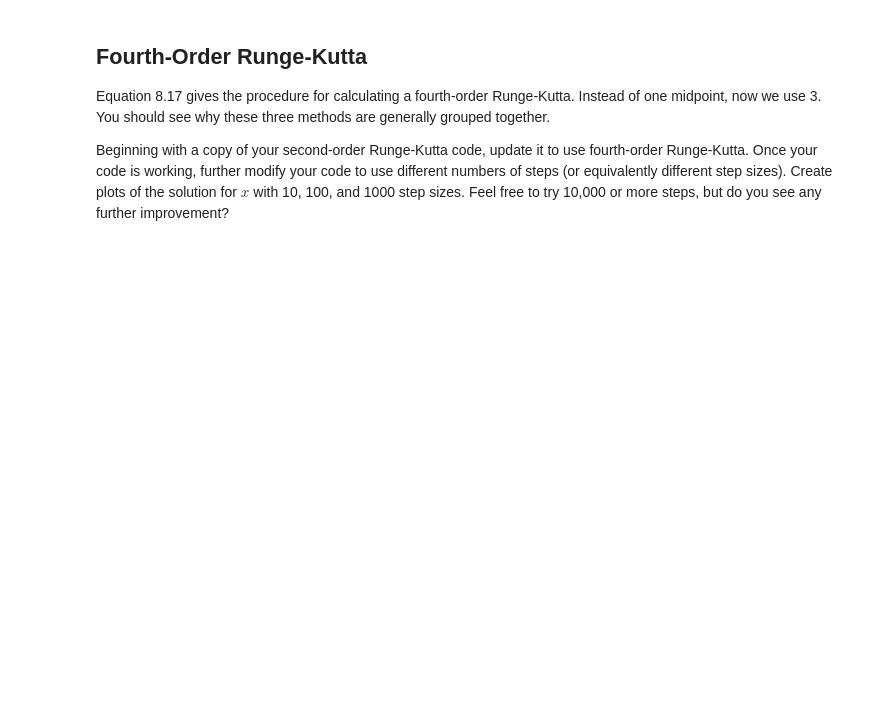
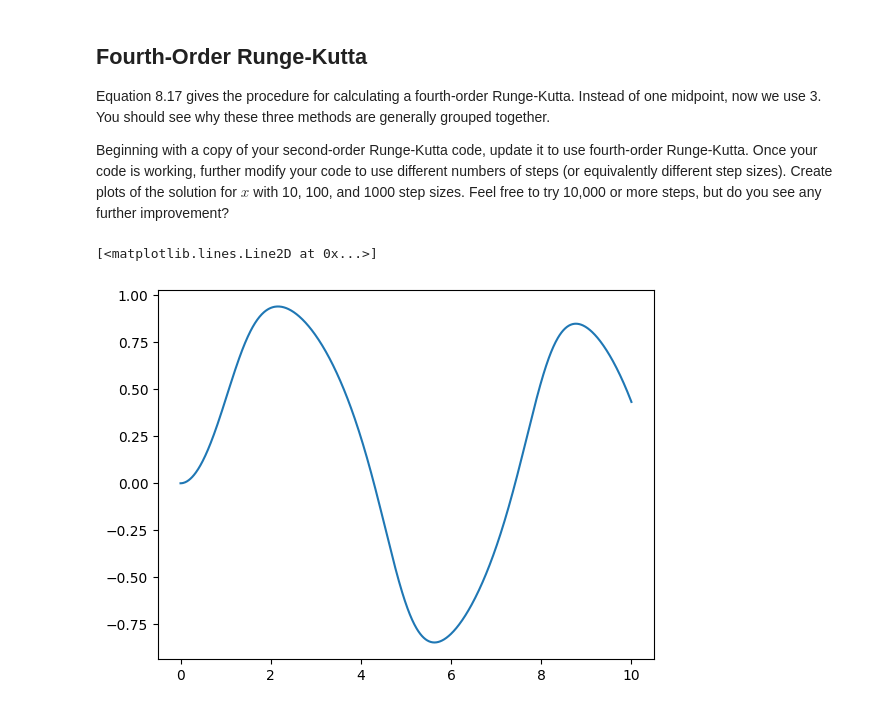
Before and after one commit to AtomLikeInPhysics/Tom-PHYS50733, a Jupyter notebook: Lecture Notes/first_order_de.ipynb, the cells around one changed output. Drawn from its saved outputs; the diff is of its cells as text; code cells hidden in the pictures; blank space fills up the shorter version.

```diff
--- a/Lecture Notes/first_order_de.ipynb
+++ b/Lecture Notes/first_order_de.ipynb
@@ -31,4 +72,26 @@ Equation 8.17 gives the procedure for calculating a fourth-order Runge-Kutta. In
 
 Beginning with a copy of your second-order Runge-Kutta code, update it to use fourth-order Runge-Kutta. Once your code is working, further modify your code to use different numbers of steps (or equivalently different step sizes). Create plots of the solution for $x$ with 10, 100, and 1000 step sizes. Feel free to try 10,000 or more steps, but do you see any further improvement?
 # %%
-# code
+def f(x,t):
+    return((-x)**3 + np.sin(t))
+
+x=0
+tstart = 0
+tstop = 10
+N = 1000
+h = (tstop-tstart)/N
+xpnt = []
+
+t = np.linspace(tstart,tstop,N)
+for i in t:
+    xpnt.append(x)
+    k1 = h*f(x,i)
+    k2 = h*f(x + 0.5*k1, i + 0.5*h)
+    k3 = h*f(x + 0.5*k2, i + 0.5*h)
+    k4 = h*f(x + k3, i + h)
+    x += 1/6 * (k1 + 2*k2 + 2*k3 + k4)
+
+plt.plot(t,xpnt)
+# %% [output]
+[<matplotlib.lines.Line2D at 0x...>]
+[figure, added]
```
Also changed, not shown: parts of 3 cells of this notebook.
